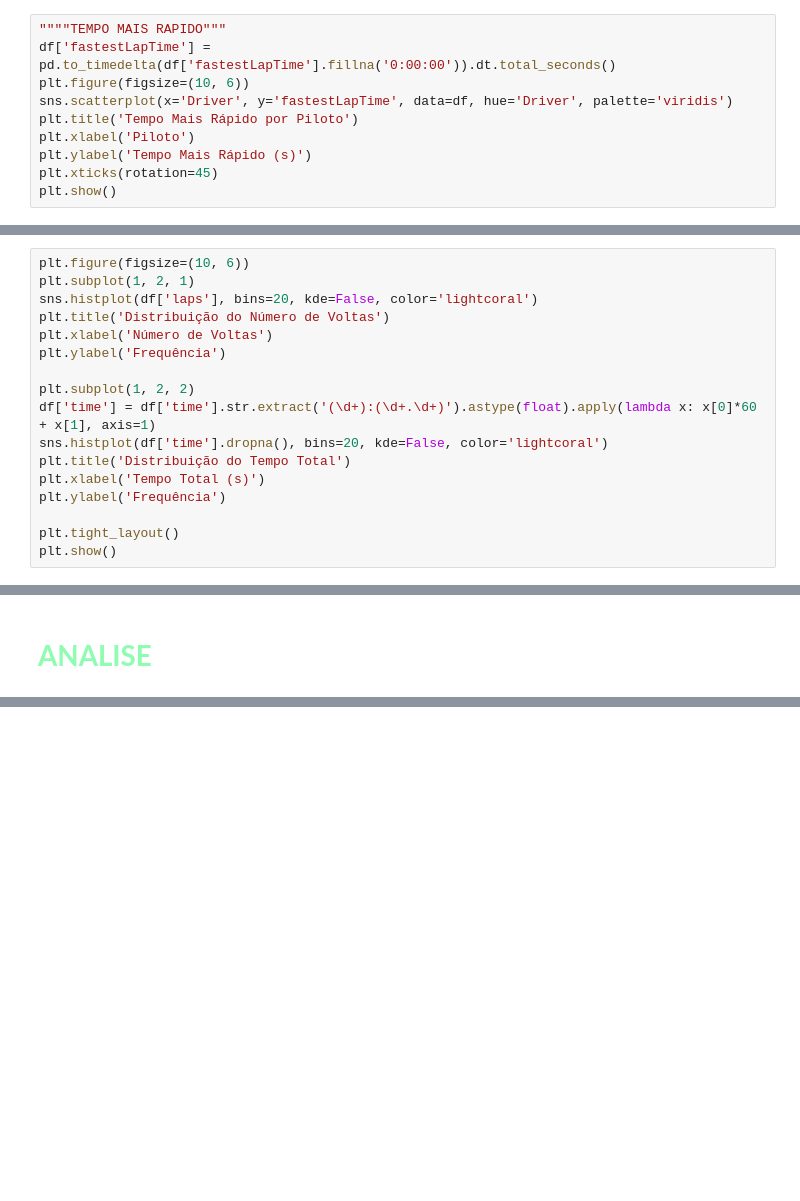
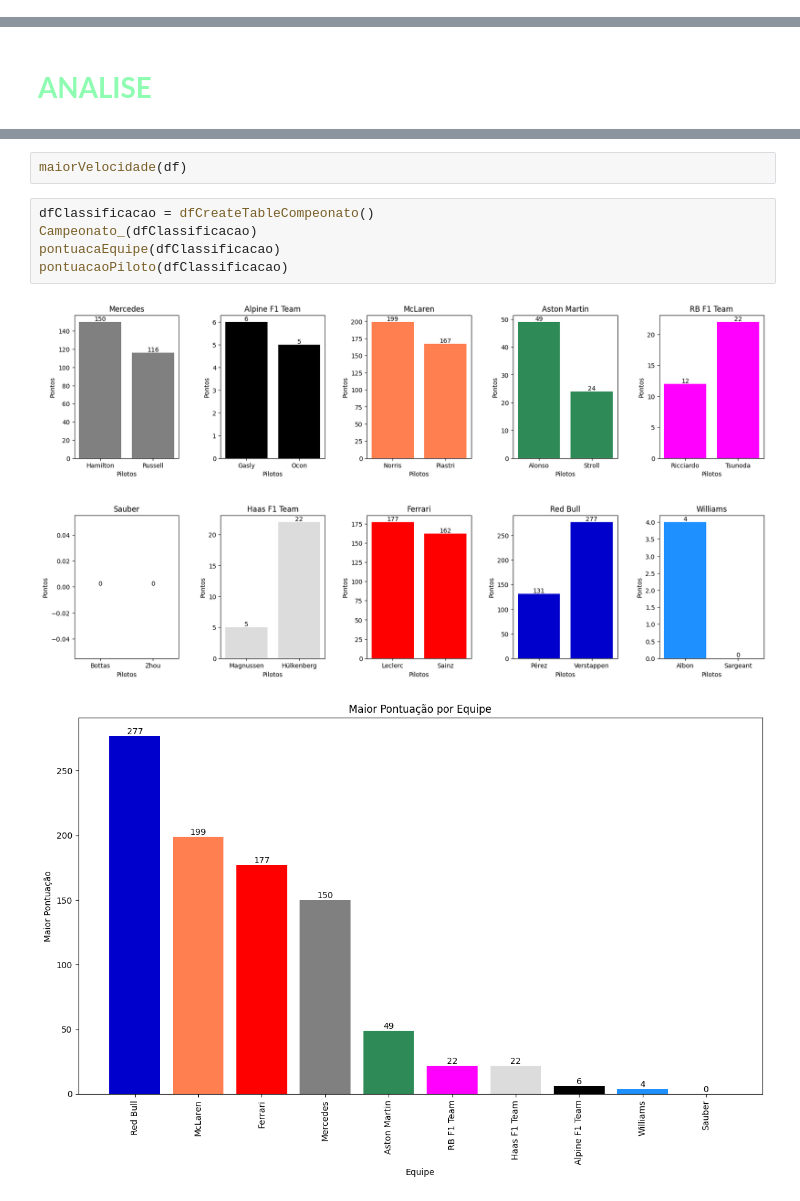
Before and after one commit to danielcs7/cientistaDados, a Jupyter notebook: projeto1/src/app.ipynb, the cells around one changed output, grey strips where cells are left out. Drawn from its saved outputs; the diff is of its cells as text; blank space fills up the shorter version.

```diff
--- a/projeto1/src/app.ipynb
+++ b/projeto1/src/app.ipynb
@@ -298,10 +258,0 @@ memory usage: 2.8+ KB
-# %%
-""""TEMPO MAIS RAPIDO"""
-df['fastestLapTime'] = pd.to_timedelta(df['fastestLapTime'].fillna('0:00:00')).dt.total_seconds()
-plt.figure(figsize=(10, 6))
-sns.scatterplot(x='Driver', y='fastestLapTime', data=df, hue='Driver', palette='viridis')
-plt.title('Tempo Mais Rápido por Piloto')
-plt.xlabel('Piloto')
-plt.ylabel('Tempo Mais Rápido (s)')
-plt.xticks(rotation=45)
-plt.show()
@@ -331,17 +258,0 @@ plt.show()
-# %%
-plt.figure(figsize=(10, 6))
-plt.subplot(1, 2, 1)
-sns.histplot(df['laps'], bins=20, kde=False, color='lightcoral')
-plt.title('Distribuição do Número de Voltas')
-plt.xlabel('Número de Voltas')
-plt.ylabel('Frequência')
-
-plt.subplot(1, 2, 2)
-df['time'] = df['time'].str.extract('(\d+):(\d+.\d+)').astype(float).apply(lambda x: x[0]*60 + x[1], axis=1)
-sns.histplot(df['time'].dropna(), bins=20, kde=False, color='lightcoral')
-plt.title('Distribuição do Tempo Total')
-plt.xlabel('Tempo Total (s)')
-plt.ylabel('Frequência')
-
-plt.tight_layout()
-plt.show()
@@ -858,0 +607,10 @@ plt.show()
+# %%
+maiorVelocidade(df)
+# %%
+dfClassificacao = dfCreateTableCompeonato()
+Campeonato_(dfClassificacao)
+pontuacaEquipe(dfClassificacao)
+pontuacaoPiloto(dfClassificacao)
+# %% [output]
+[figure, added]
+[figure, added]
```
Also changed, not shown: parts of 26 cells of this notebook.
